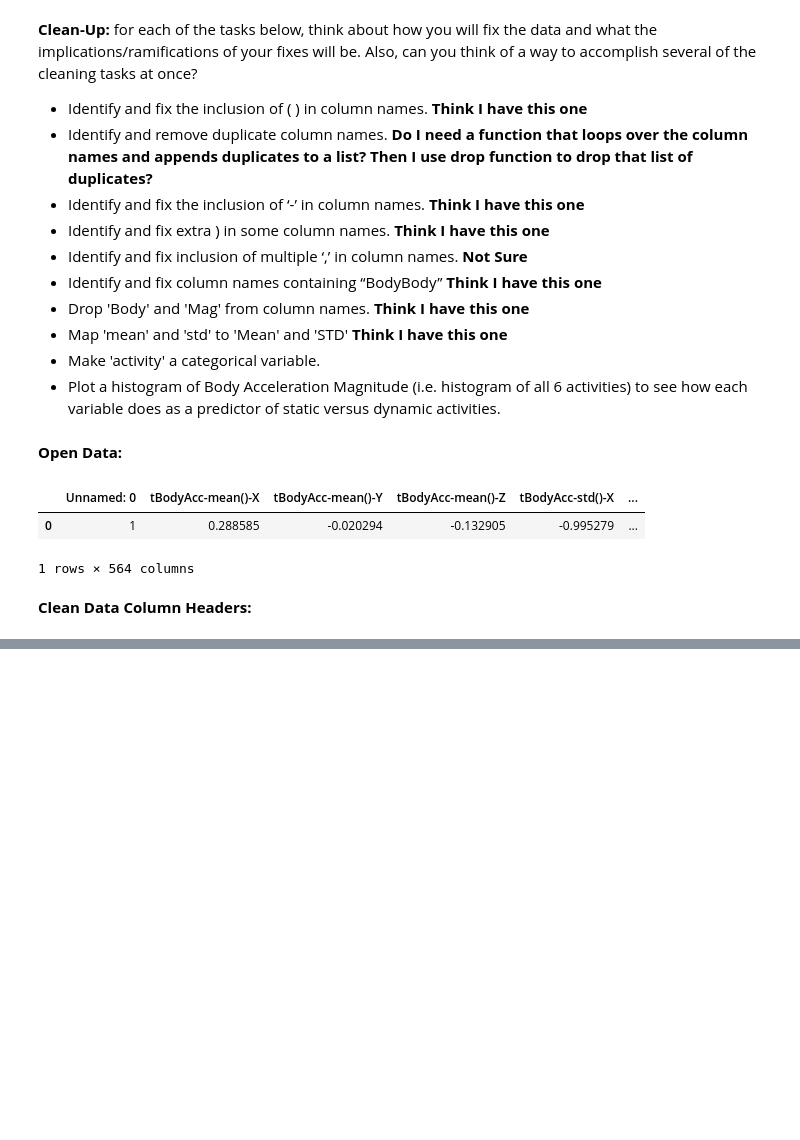
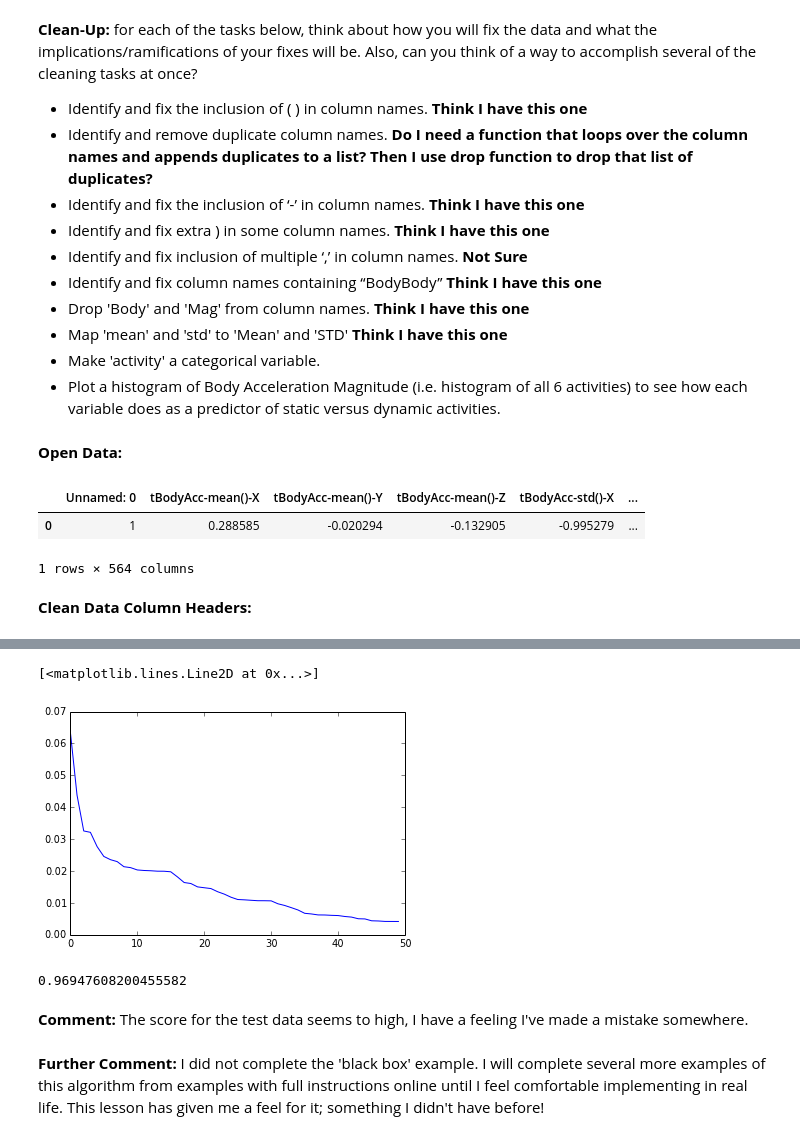
Before and after one commit to ryangrigg/Thinkful, a Jupyter notebook: unit_4_les2_decision_trees.ipynb, the cells around one changed output, grey strips where cells are left out. Saved outputs shown, nothing was run; the diff lists cells and outputs as text; code cells hidden in the pictures; blank space fills up the shorter version.

```diff
--- a/unit_4_les2_decision_trees.ipynb
+++ b/unit_4_les2_decision_trees.ipynb
@@ -84,0 +379,15 @@ def fix_column_headers(dataframe):
+# %%
+#plot top 50 features:
+plt.plot(samsung_rf.feature_importances_[att_importance][:50])
+# %% [output]
+[<matplotlib.lines.Line2D at 0x...>]
+[figure, added]
+# %%
+#Evaluate Model on Test Data:
+samsung_rf.score(sam_X_test, sam_Y_test)
+# %% [output]
+0.96947608200455582
+# %% [markdown]
+<b>Comment:</b> The score for the test data seems to high, I have a feeling I've made a mistake somewhere.
+# %% [markdown]
+<b>Further Comment:</b> I did not complete the 'black box' example. I will complete several more examples of this algorithm from examples with full instructions online until I feel comfortable implementing in real life. This lesson has given me a feel for it; something I didn't have before!
```
Also changed, not shown: parts of 36 cells of this notebook, 5 other files.
